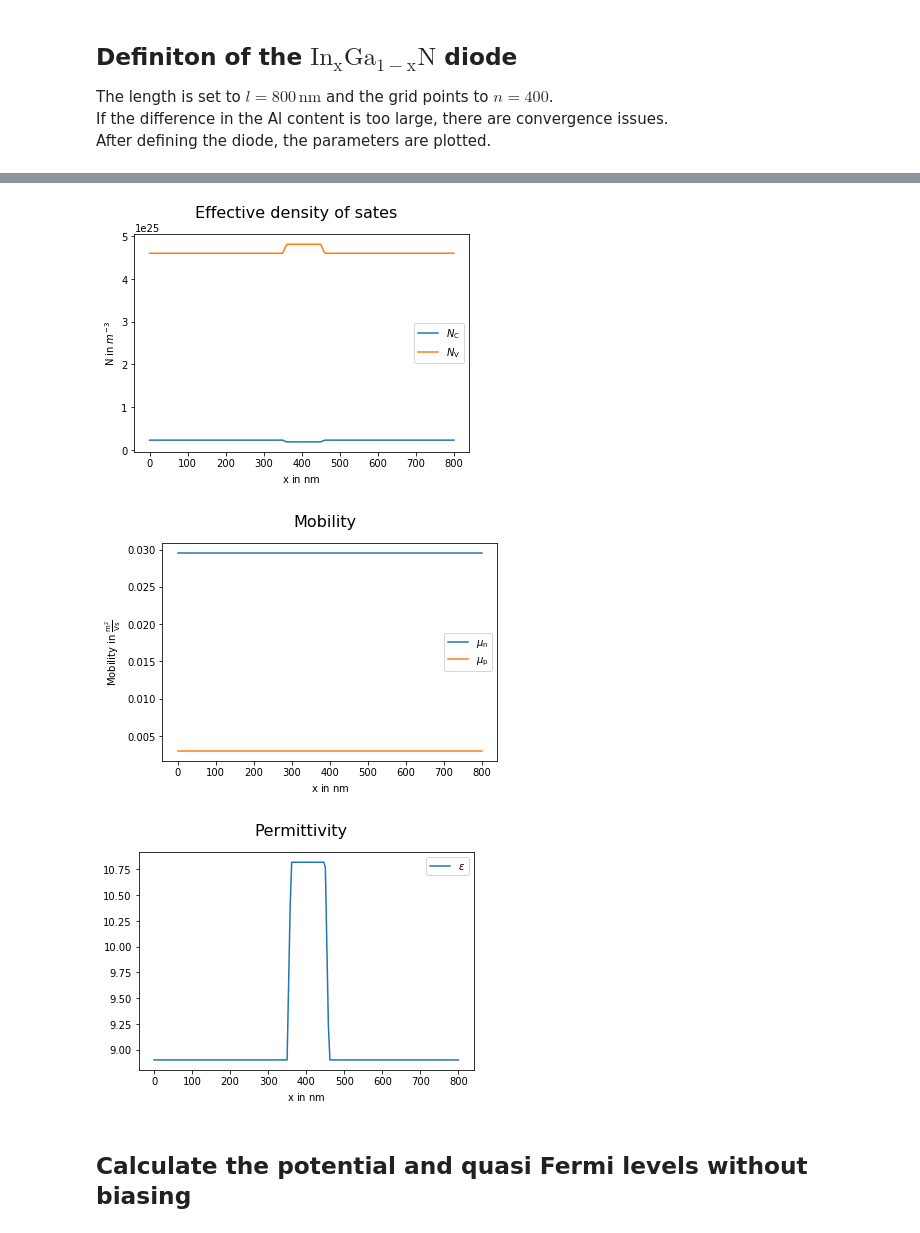
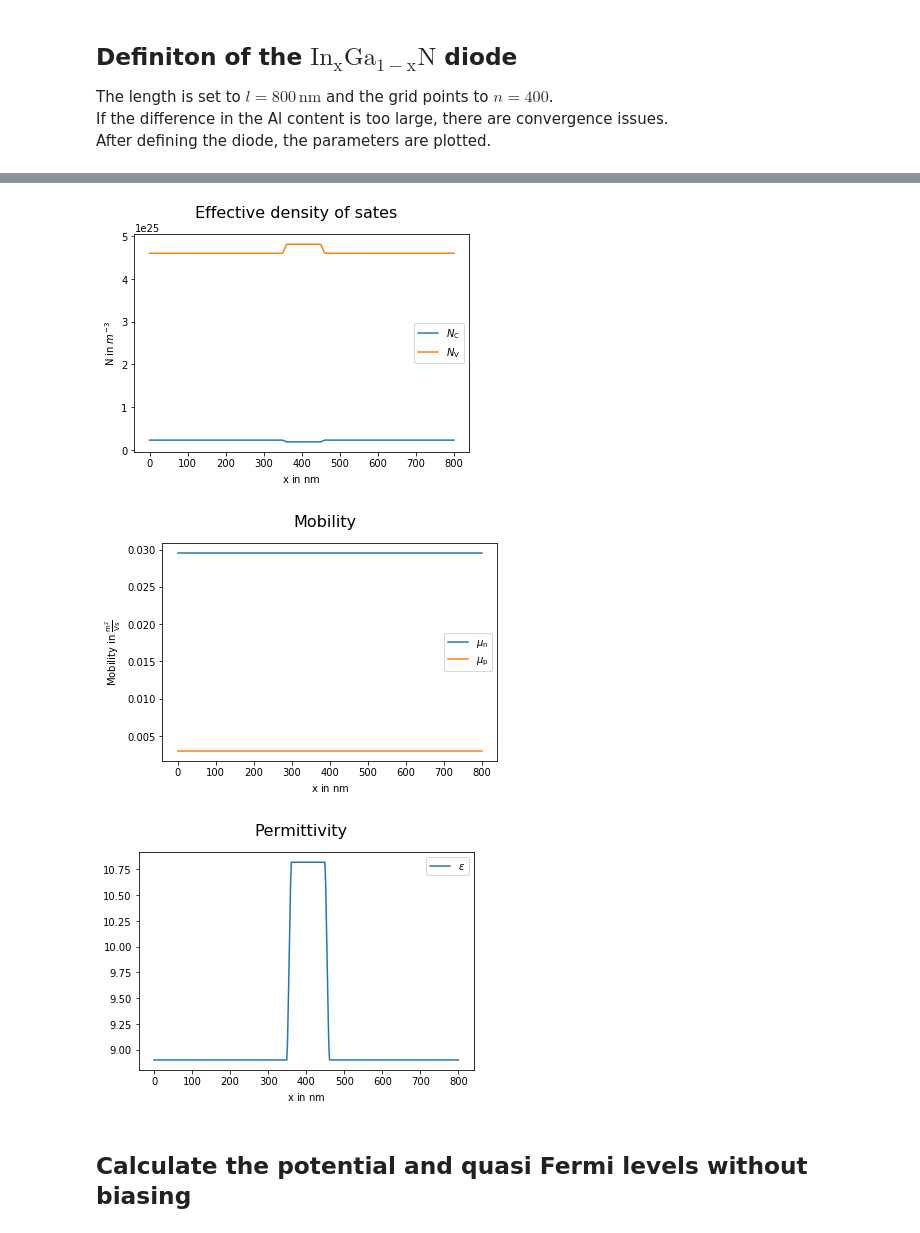
Before and after one commit to pabele/synumses, a Jupyter notebook: examples/jupyter/06_GaN_Diode/01_InGaN_LED.ipynb, the cells around one changed output, grey strips where cells are left out. Cells and saved outputs as stored; diff of their text form; code cells hidden in the pictures.

```diff
--- a/examples/jupyter/06_GaN_Diode/01_InGaN_LED.ipynb
+++ b/examples/jupyter/06_GaN_Diode/01_InGaN_LED.ipynb
@@ -178,7 +178,7 @@ The length is set to $l=800\,\mathrm{nm}$ and the grid points to $n=400$.<br>
 If the difference in the Al content is too large, there are convergence issues. <br>
 After defining the diode, the parameters are plotted.<br>
 # %%
-parameters.n = 200 #400
+parameters.n = 400 #400
 parameters.lx = 800E-9
 
 parameters.init_geometry()
@@ -194,7 +194,7 @@ parameters.init_parameters()
 # Al content outside the quantum well
 In1 = 0.0 #.75
 # Al content in the quantum well
-In2 = .30 #.30
+In2 = .30 #.30 For In2<30% there are convergence issues!
 
 #Doping outside the quantum well
 
@@ -351,6 +351,6 @@ plt.show()
-[figure, old version]
+[figure, new version]
-[figure, old version]
+[figure, new version]
-[figure, old version]
+[figure, new version]
 # %% [markdown]
 ## Calculate the potential and quasi Fermi levels without biasing
 # %%
```
Also changed, not shown: parts of 8 cells of this notebook, 8 other files.
